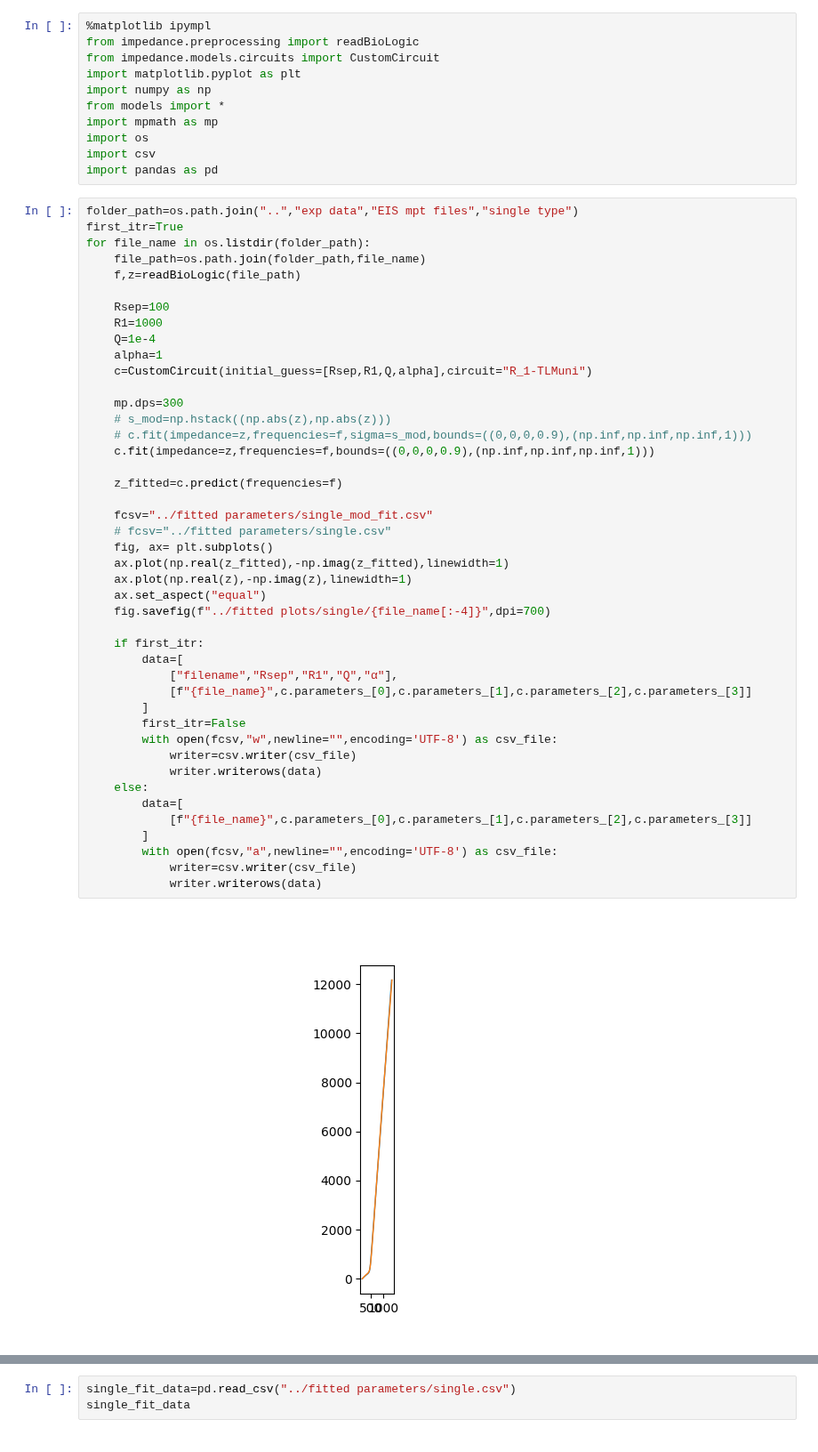
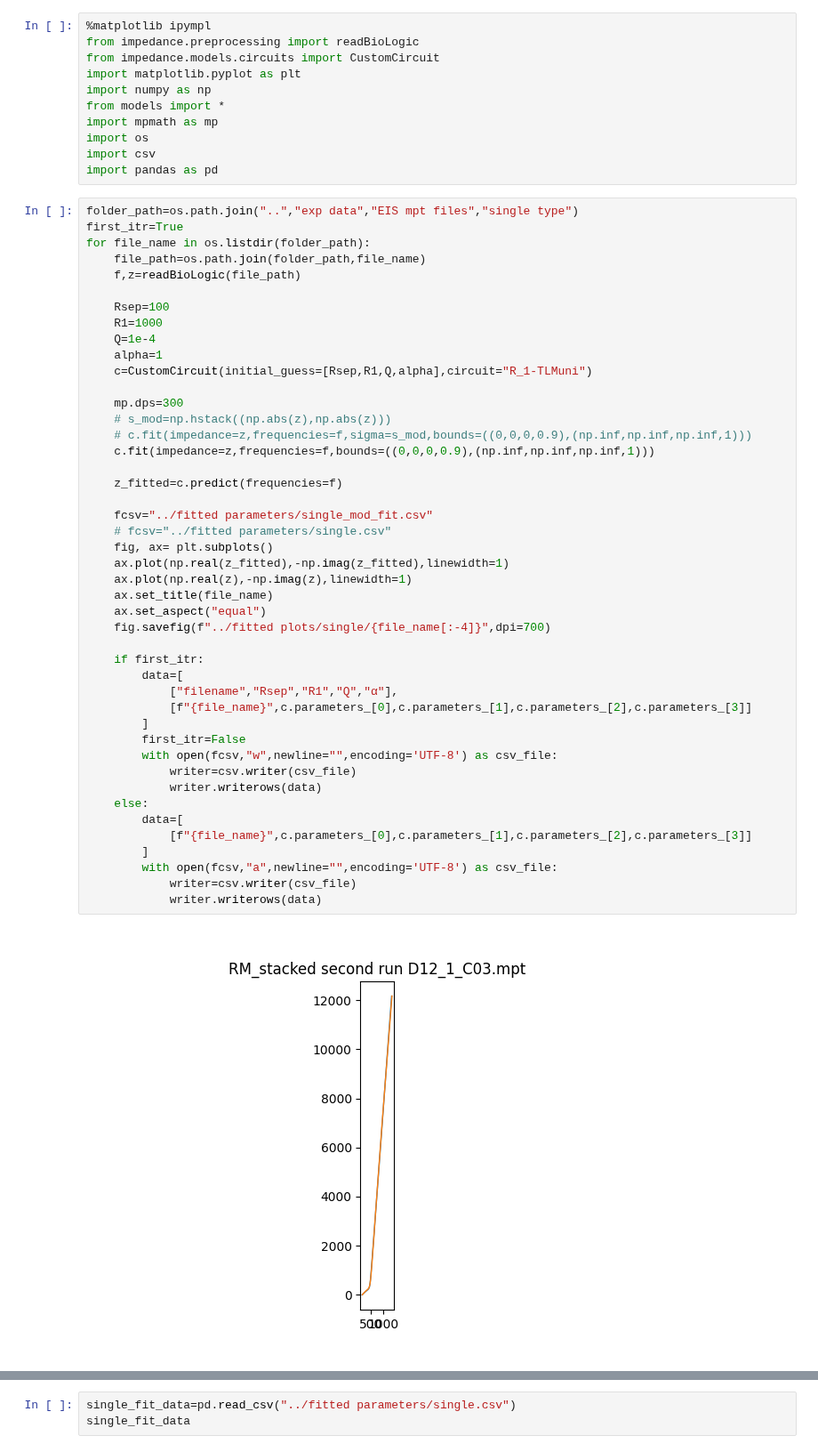
Before and after one commit to Yugal0/fitting-experimental, a Jupyter notebook: code/single type electrode.ipynb, the cells around one changed output, grey strips where cells are left out. Shown at 89% size. Saved outputs shown, nothing was run; the diff lists cells and outputs as text.

```diff
--- a/code/single type electrode.ipynb
+++ b/code/single type electrode.ipynb
@@ -27,31 +27,32 @@ for file_name in os.listdir(folder_path):
     # c.fit(impedance=z,frequencies=f,sigma=s_mod,bounds=((0,0,0,0.9),(np.inf,np.inf,np.inf,1)))
     c.fit(impedance=z,frequencies=f,bounds=((0,0,0,0.9),(np.inf,np.inf,np.inf,1)))
 
     z_fitted=c.predict(frequencies=f)
 
     fcsv="../fitted parameters/single_mod_fit.csv"
     # fcsv="../fitted parameters/single.csv"
     fig, ax= plt.subplots()
     ax.plot(np.real(z_fitted),-np.imag(z_fitted),linewidth=1)
     ax.plot(np.real(z),-np.imag(z),linewidth=1)
+    ax.set_title(file_name)
     ax.set_aspect("equal")
     fig.savefig(f"../fitted plots/single/{file_name[:-4]}",dpi=700)
 
     if first_itr:
         data=[
             ["filename","Rsep","R1","Q","α"],
             [f"{file_name}",c.parameters_[0],c.parameters_[1],c.parameters_[2],c.parameters_[3]]
         ]
         first_itr=False
         with open(fcsv,"w",newline="",encoding='UTF-8') as csv_file:
             writer=csv.writer(csv_file)
             writer.writerows(data)
     else:
         data=[
             [f"{file_name}",c.parameters_[0],c.parameters_[1],c.parameters_[2],c.parameters_[3]]
         ]
         with open(fcsv,"a",newline="",encoding='UTF-8') as csv_file:
             writer=csv.writer(csv_file)
             writer.writerows(data)
 # %% [output]
-[figure, old version]
+[figure, new version]
```
Also changed, not shown: parts of 1 cell of this notebook, 8 other files.
